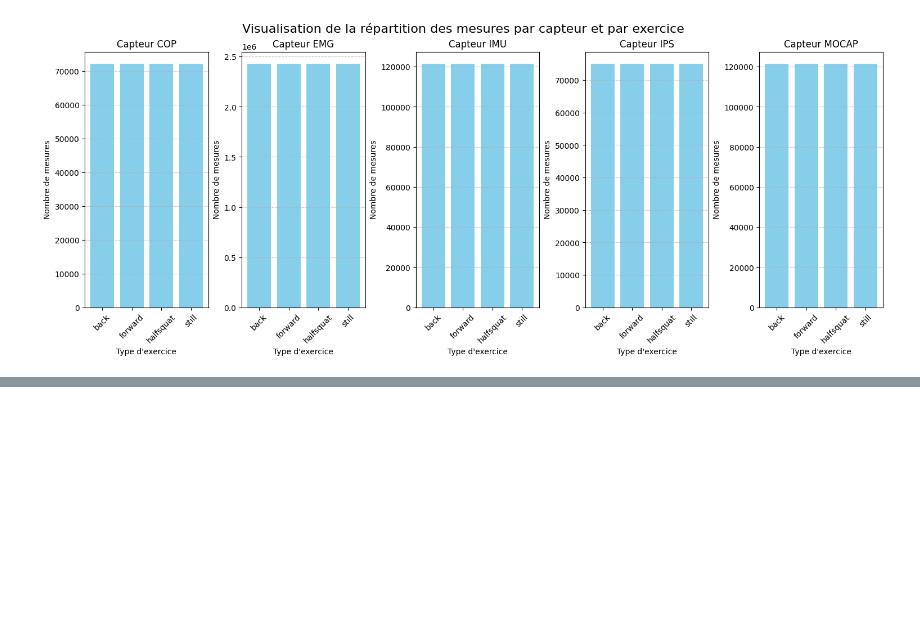
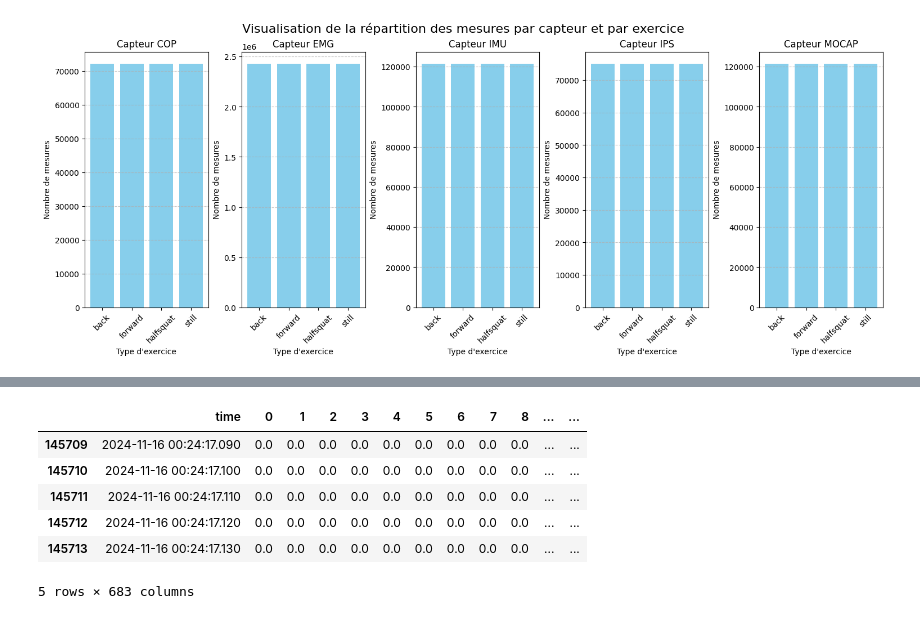
Before and after one commit to Florian-DAUVERGNE/Projet_Architectures_de_traitement_complexes, a Jupyter notebook: projet.ipynb, the cells around one changed output, grey strips where cells are left out. Cells and saved outputs as stored; diff of their text form; code cells hidden in the pictures; blank space fills up the shorter version.

```diff
--- a/projet.ipynb
+++ b/projet.ipynb
@@ -320,0 +347,28 @@ plt.show()
+# %%
+n_points = ips_df.shape[0]
+sampling_rate = 60
+
+time = pd.date_range(start='00:00:00', periods=n_points, freq=f'{int(1e3 / sampling_rate)}ms')
+
+ips_df['time'] = time
+# %%
+# Convertir en index temporel
+ips_df.set_index('time', inplace=True)
+
+# Rééchantillonner à 100 Hz
+df_downsampled = ips_df.resample('10ms').mean()
+
+df_downsampled.interpolate(method='linear', inplace=True)
+
+# Réinitialiser l'index
+df_downsampled.reset_index(inplace=True)
+# %%
+df_downsampled.tail()
+# %% [output]
+|  | time | 0 | 1 | 2 | 3 | 4 | 5 | 6 | 7 | 8 | ... | ... |
+| 145709 | 2024-11-16 00:24:17.090 | 0.0 | 0.0 | 0.0 | 0.0 | 0.0 | 0.0 | 0.0 | 0.0 | 0.0 | ... | ... |
+| 145710 | 2024-11-16 00:24:17.100 | 0.0 | 0.0 | 0.0 | 0.0 | 0.0 | 0.0 | 0.0 | 0.0 | 0.0 | ... | ... |
+| 145711 | 2024-11-16 00:24:17.110 | 0.0 | 0.0 | 0.0 | 0.0 | 0.0 | 0.0 | 0.0 | 0.0 | 0.0 | ... | ... |
+| 145712 | 2024-11-16 00:24:17.120 | 0.0 | 0.0 | 0.0 | 0.0 | 0.0 | 0.0 | 0.0 | 0.0 | 0.0 | ... | ... |
+| 145713 | 2024-11-16 00:24:17.130 | 0.0 | 0.0 | 0.0 | 0.0 | 0.0 | 0.0 | 0.0 | 0.0 | 0.0 | ... | ... |
+5 rows × 683 columns
```
Also changed, not shown: parts of 29 cells of this notebook.
